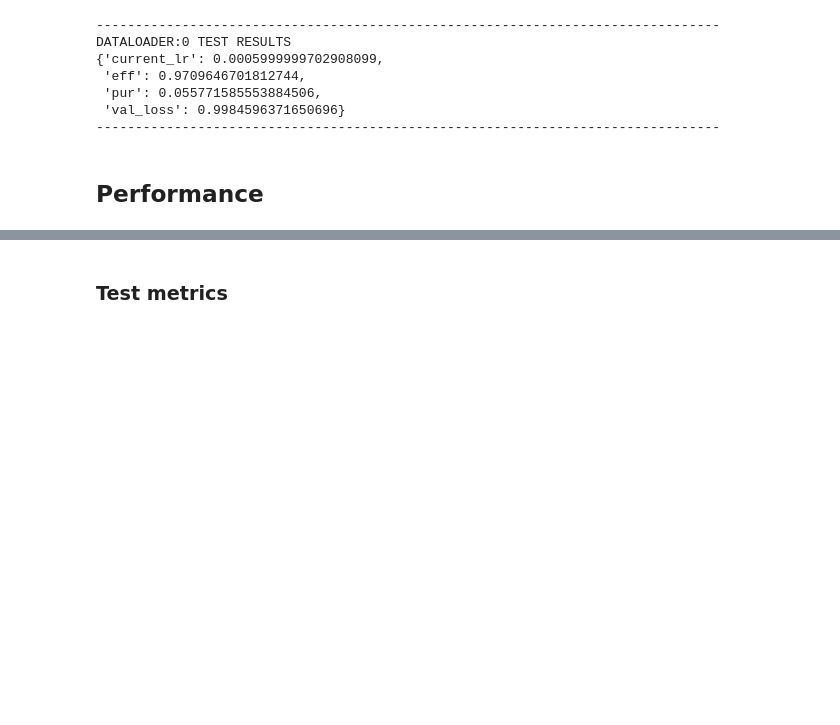
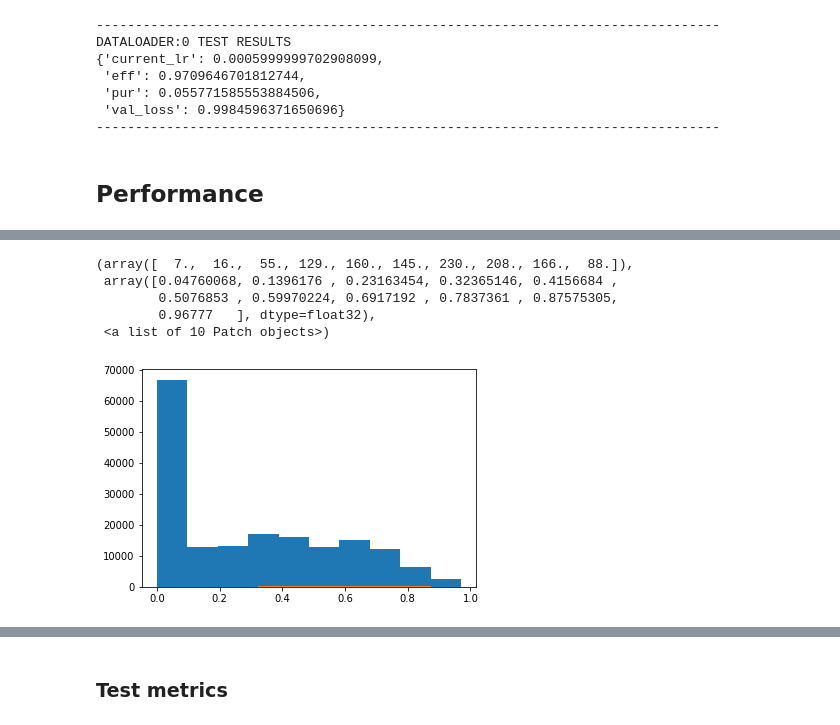
Before and after one commit to HSF-reco-and-software-triggers/Tracking-ML-Exa.TrkX, a Jupyter notebook: Pipelines/ITk_Example/notebooks/Example_Filter.ipynb, the cells around one changed output, grey strips where cells are left out. Saved outputs shown, nothing was run; the diff lists cells and outputs as text; code cells hidden in the pictures; blank space fills up the shorter version.

```diff
--- a/Pipelines/ITk_Example/notebooks/Example_Filter.ipynb
+++ b/Pipelines/ITk_Example/notebooks/Example_Filter.ipynb
@@ -210,0 +261,3 @@ model.eval();
+# %%
+true_preds = test_results["preds"][test_results["trues"].cpu() & subset_mask]
+false_preds = test_results["preds"][~test_results["trues"].cpu() & subset_mask]
@@ -210,0 +427,5 @@ model.eval();
+# %%
+%%time
+plt.hist(false_preds.cpu()[::10])
+plt.hist(true_preds.cpu()[::10])
+# %% [output]
@@ -210,0 +434,6 @@ model.eval();
+(array([  7.,  16.,  55., 129., 160., 145., 230., 208., 166.,  88.]),
+ array([0.04760068, 0.1396176 , 0.23163454, 0.32365146, 0.4156684 ,
+        0.5076853 , 0.59970224, 0.6917192 , 0.7837361 , 0.87575305,
+        0.96777   ], dtype=float32),
+ <a list of 10 Patch objects>)
+[figure, added]
```
Also changed, not shown: parts of 31 cells of this notebook, 14 other files.
